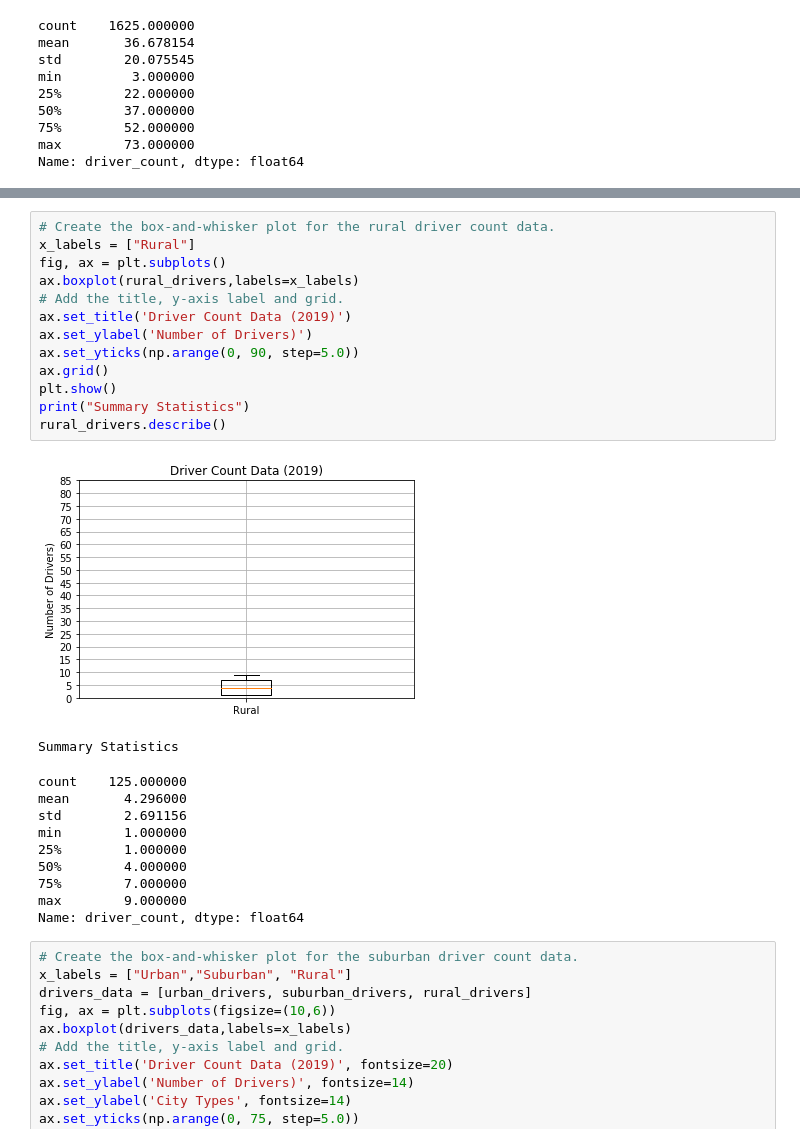
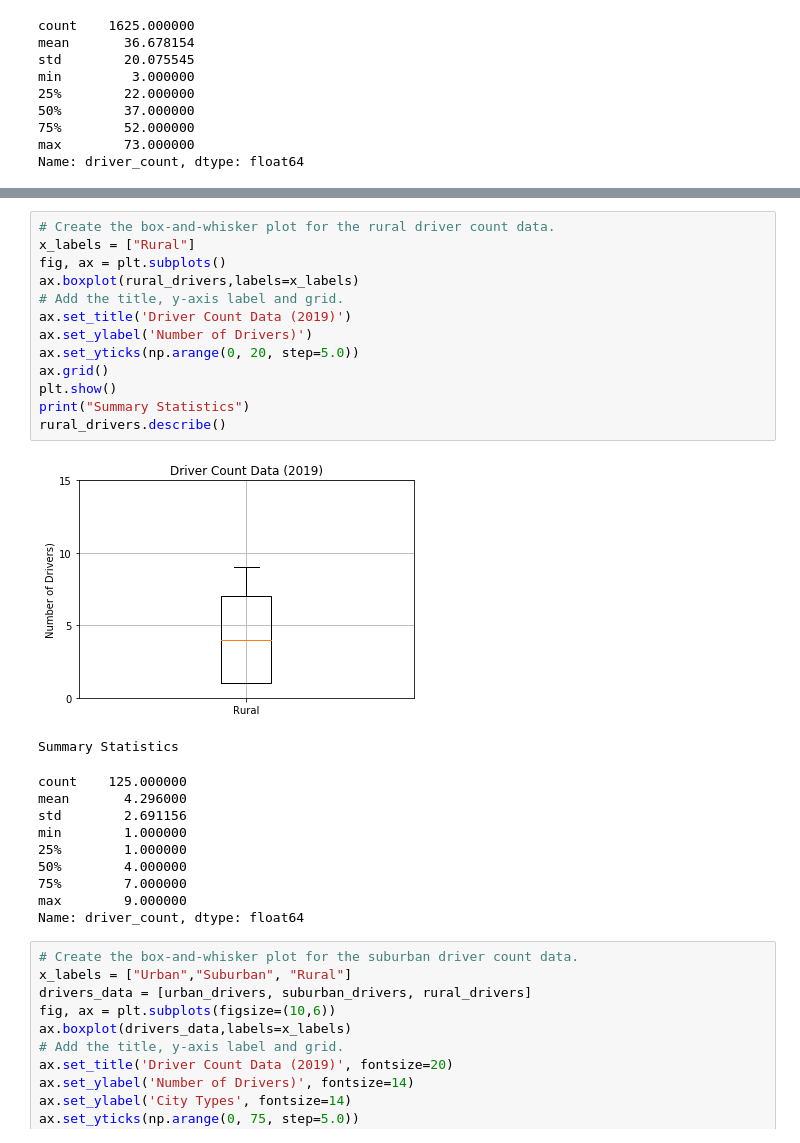
Before and after one commit to amuthusa/PyBer_Analysis, a Jupyter notebook: PyBer.ipynb, the cells around one changed output, grey strips where cells are left out. Drawn from its saved outputs; the diff is of its cells as text.

```diff
--- a/PyBer.ipynb
+++ b/PyBer.ipynb
@@ -723,18 +723,18 @@ Name: driver_count, dtype: float64
 # %%
 # Create the box-and-whisker plot for the rural driver count data.
 x_labels = ["Rural"]
 fig, ax = plt.subplots()
 ax.boxplot(rural_drivers,labels=x_labels)
 # Add the title, y-axis label and grid.
 ax.set_title('Driver Count Data (2019)')
 ax.set_ylabel('Number of Drivers)')
-ax.set_yticks(np.arange(0, 90, step=5.0))
+ax.set_yticks(np.arange(0, 20, step=5.0))
 ax.grid()
 plt.show()
 print("Summary Statistics")
 rural_drivers.describe()
 # %% [output]
-[figure, old version]
+[figure, new version]
 Summary Statistics
 count    125.000000
 mean       4.296000
```
Also changed, not shown: parts of 12 cells of this notebook, 1 other file.
